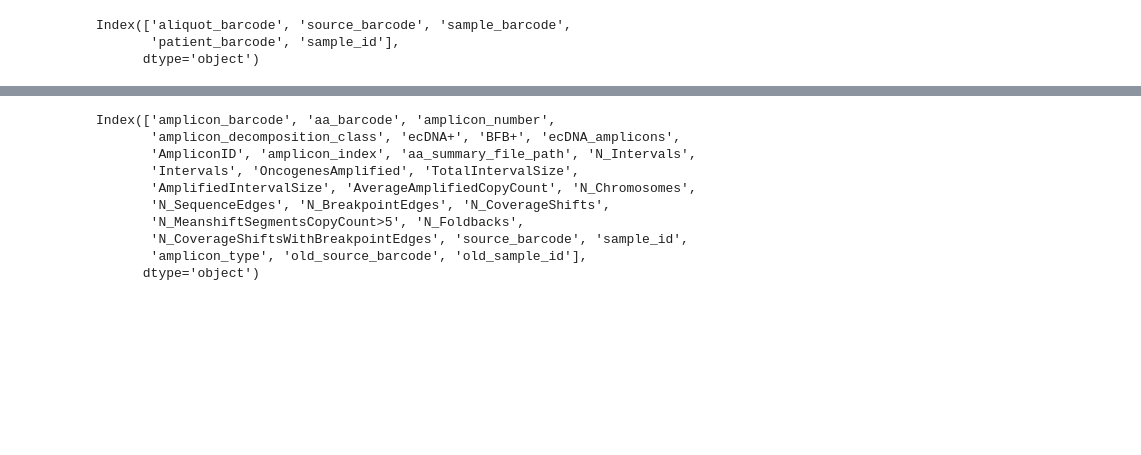
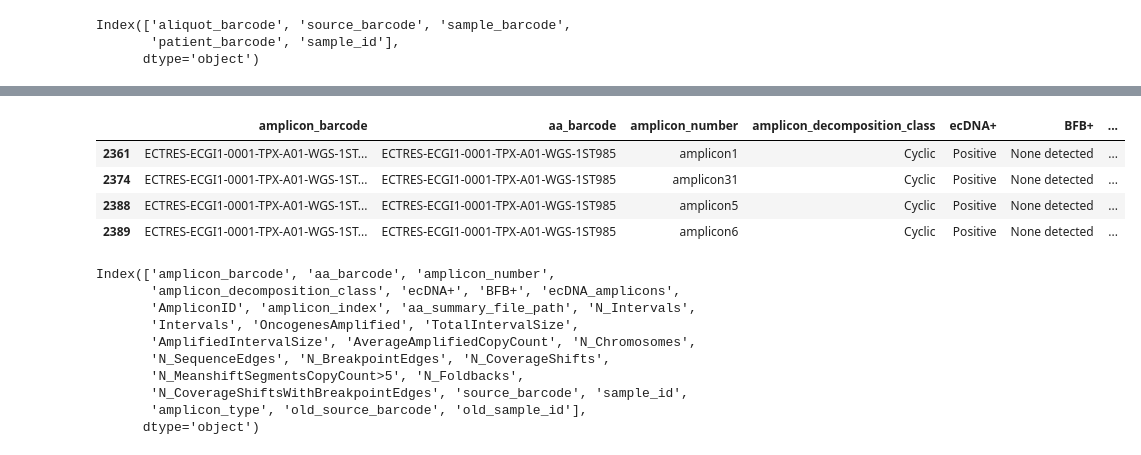
Before and after one commit to JiwonShon/ECTRES, a Jupyter notebook: ECTRES_summary_aaSuite_10X-copy.ipynb, the cells around one changed output, grey strips where cells are left out. Cells and saved outputs as stored; diff of their text form; code cells hidden in the pictures; blank space fills up the shorter version.

```diff
--- a/ECTRES_summary_aaSuite_10X-copy.ipynb
+++ b/ECTRES_summary_aaSuite_10X-copy.ipynb
@@ -194,3 +197,11 @@ aaSuite_gemline_ms_sub.head(2)
+# %%
+aaSuite_gemline_ms_sub[(aaSuite_gemline_ms_sub['sample_id']=='parental')&(aaSuite_gemline_ms_sub['amplicon_type']=='ecDNA')]
+# %% [output]
+|  | amplicon_barcode | aa_barcode | amplicon_number | amplicon_decomposition_class | ecDNA+ | BFB+ | ... |
+| 2361 | ECTRES-ECGI1-0001-TPX-A01-WGS-1ST... | ECTRES-ECGI1-0001-TPX-A01-WGS-1ST985 | amplicon1 | Cyclic | Positive | None detected | ... |
+| 2374 | ECTRES-ECGI1-0001-TPX-A01-WGS-1ST... | ECTRES-ECGI1-0001-TPX-A01-WGS-1ST985 | amplicon31 | Cyclic | Positive | None detected | ... |
+| 2388 | ECTRES-ECGI1-0001-TPX-A01-WGS-1ST... | ECTRES-ECGI1-0001-TPX-A01-WGS-1ST985 | amplicon5 | Cyclic | Positive | None detected | ... |
+| 2389 | ECTRES-ECGI1-0001-TPX-A01-WGS-1ST... | ECTRES-ECGI1-0001-TPX-A01-WGS-1ST985 | amplicon6 | Cyclic | Positive | None detected | ... |
 # %%
 # aaSuite_gemline_ms_sub.to_csv(f'../summary/aaSuite_germline_ms/10X/aaSuite_gemline_ms_{source}_202603401csv',index=False)
 aaSuite_gemline_ms_sub.columns
```
Also changed, not shown: parts of 6 cells of this notebook, 5 other files.
